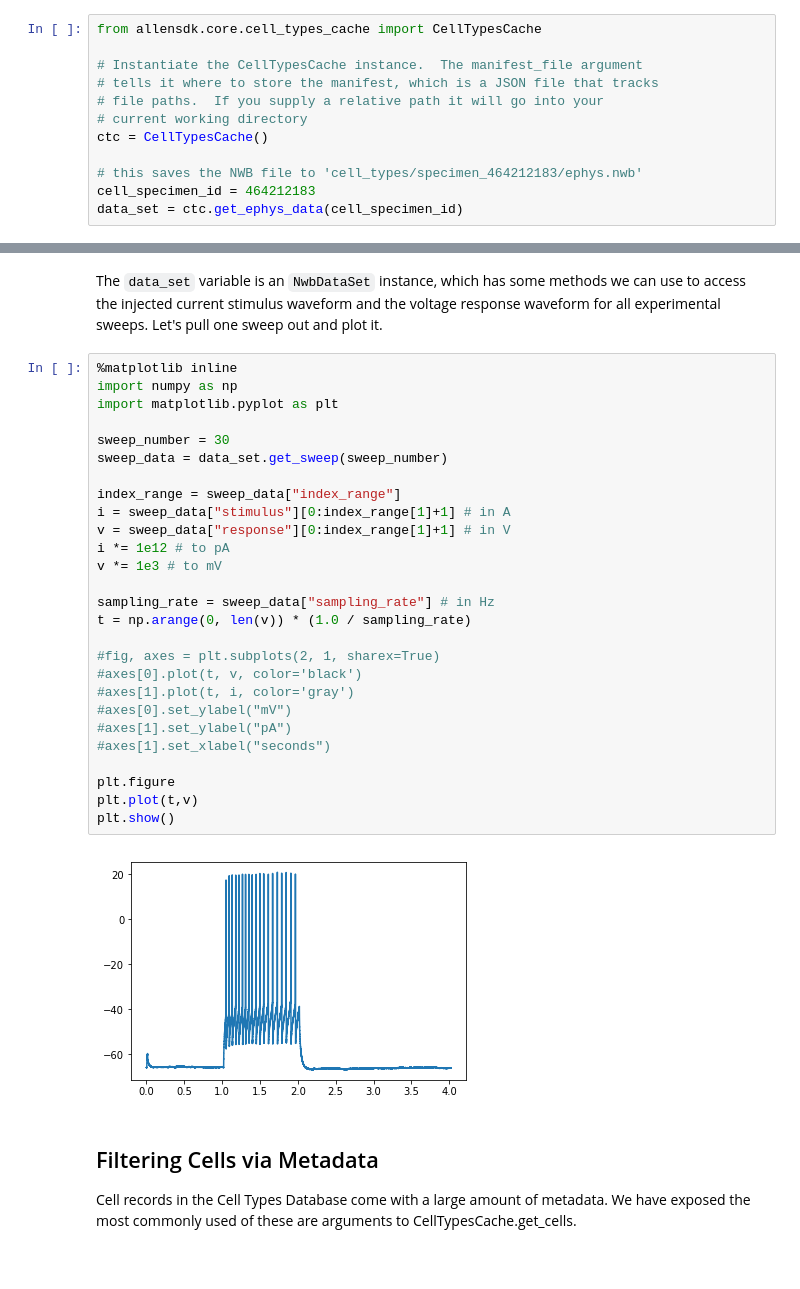
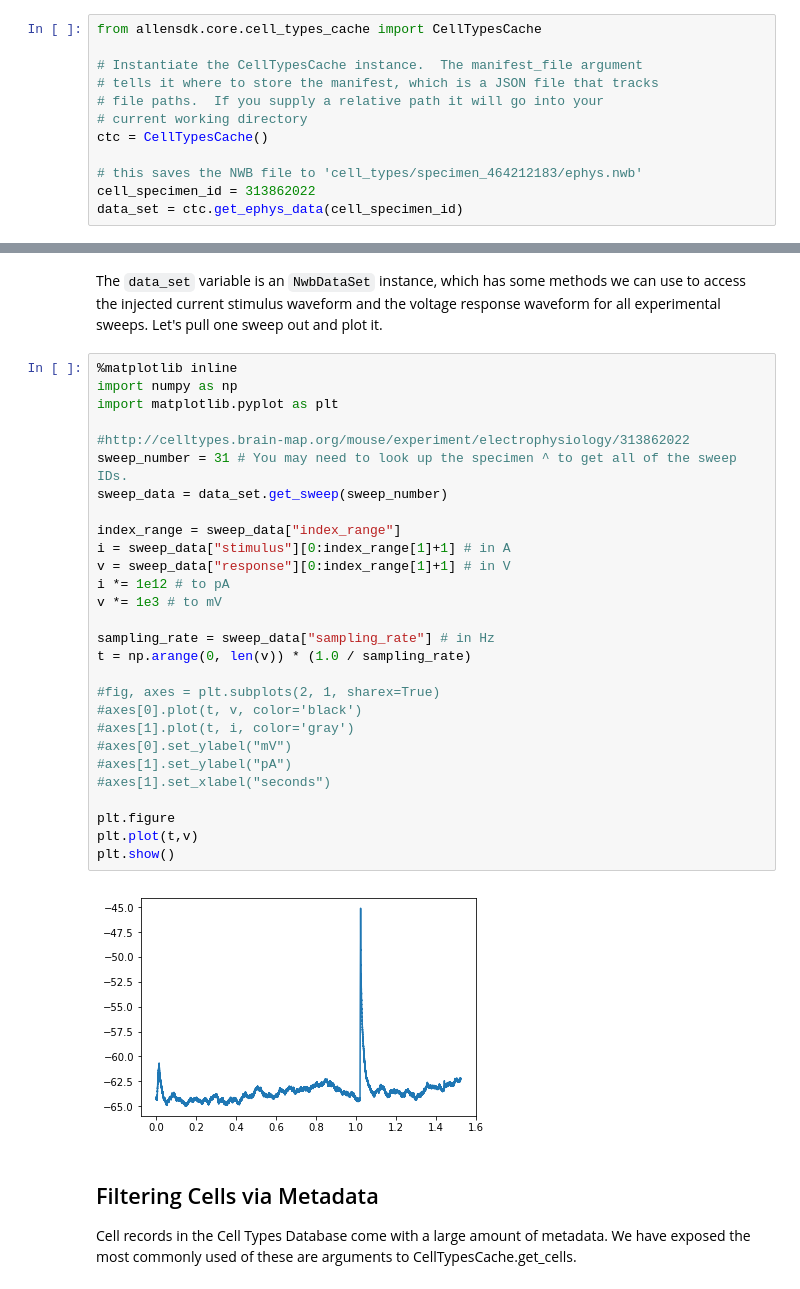
Before and after one commit to latimerb/GeneralTutorials, a Jupyter notebook: AllenSDK/cell_types.ipynb, the cells around one changed output, grey strips where cells are left out. Saved outputs shown, nothing was run; the diff lists cells and outputs as text.

```diff
--- a/AllenSDK/cell_types.ipynb
+++ b/AllenSDK/cell_types.ipynb
@@ -16,5 +16,5 @@ from allensdk.core.cell_types_cache import CellTypesCache
 ctc = CellTypesCache()
 
 # this saves the NWB file to 'cell_types/specimen_464212183/ephys.nwb'
-cell_specimen_id = 464212183
+cell_specimen_id = 313862022
 data_set = ctc.get_ephys_data(cell_specimen_id)
@@ -23,32 +25,33 @@ The `data_set` variable is an `NwbDataSet` instance, which has some methods we c
 # %%
 %matplotlib inline
 import numpy as np
 import matplotlib.pyplot as plt
 
-sweep_number = 30
+#http://celltypes.brain-map.org/mouse/experiment/electrophysiology/313862022
+sweep_number = 31 # You may need to look up the specimen ^ to get all of the sweep IDs.
 sweep_data = data_set.get_sweep(sweep_number)
 
 index_range = sweep_data["index_range"]
 i = sweep_data["stimulus"][0:index_range[1]+1] # in A
 v = sweep_data["response"][0:index_range[1]+1] # in V
 i *= 1e12 # to pA
 v *= 1e3 # to mV
 
 sampling_rate = sweep_data["sampling_rate"] # in Hz
 t = np.arange(0, len(v)) * (1.0 / sampling_rate)
 
 #fig, axes = plt.subplots(2, 1, sharex=True)
 #axes[0].plot(t, v, color='black')
 #axes[1].plot(t, i, color='gray')
 #axes[0].set_ylabel("mV")
 #axes[1].set_ylabel("pA")
 #axes[1].set_xlabel("seconds")
 
 plt.figure
 plt.plot(t,v)
 plt.show()
 # %% [output]
-[figure, old version]
+[figure, new version]
 # %% [markdown]
 ## Filtering Cells via Metadata
 
```
Also changed, not shown: parts of 2 cells of this notebook, 2 other files.
